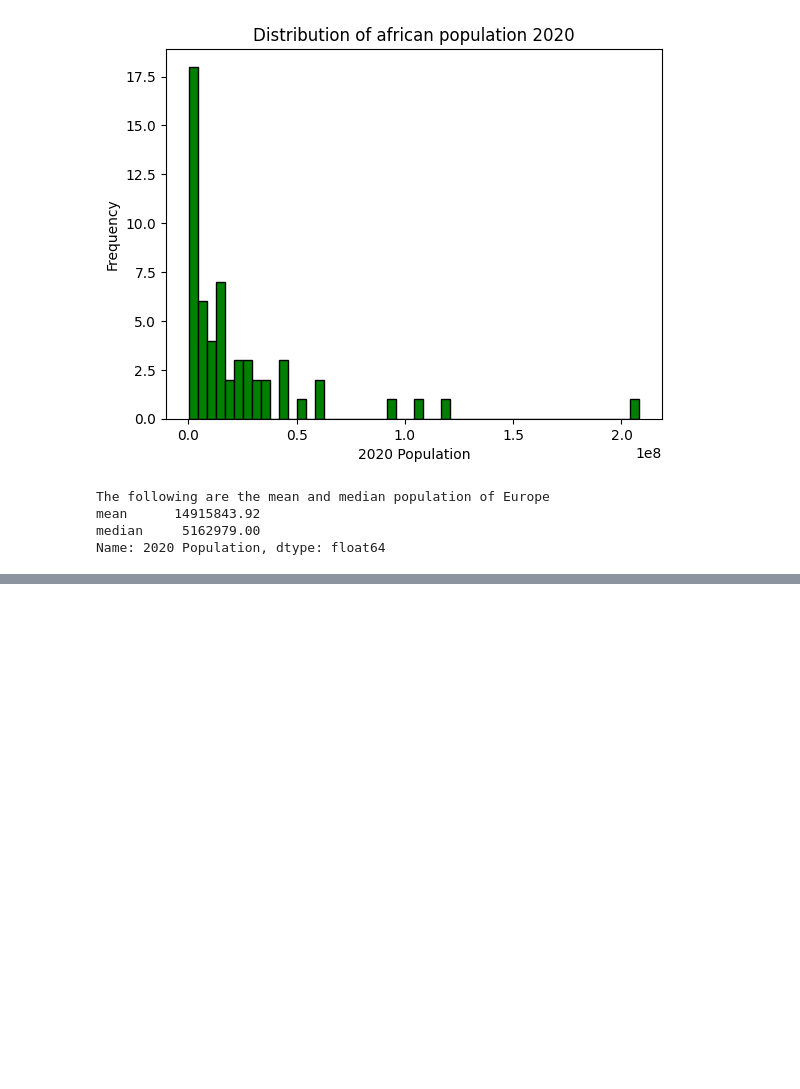
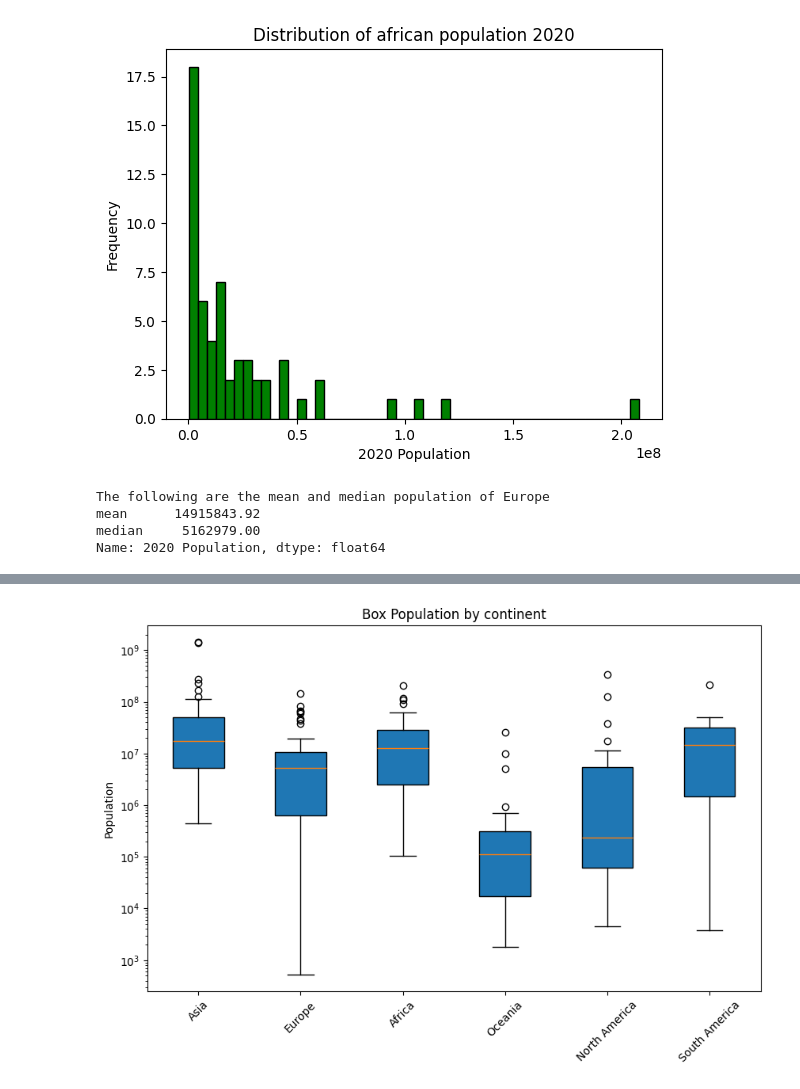
Before and after one commit to HABUDANHAYABK/Associate-Data-Scientist-in-Python, a Jupyter notebook: Introduction_to_Statistics_in_Python/Measures_of_center.ipynb, the cells around one changed output, grey strips where cells are left out. Saved outputs shown, nothing was run; the diff lists cells and outputs as text; code cells hidden in the pictures; blank space fills up the shorter version.

```diff
--- a/Introduction_to_Statistics_in_Python/Measures_of_center.ipynb
+++ b/Introduction_to_Statistics_in_Python/Measures_of_center.ipynb
@@ -143,0 +144,19 @@ plt.show()
+# %%
+import matplotlib.pyplot as plt
+
+continents = pop20["Continent"].unique()
+data = [pop20[pop20["Continent"]== cont]['2020 Population'] for cont in continents]
+
+plt.figure(figsize=(10, 6))
+plt.boxplot(data, labels = continents, patch_artist=True)
+
+plt.ylabel("Population")
+plt.title("Box Population by continent")
+
+plt.xticks(rotation=45)
+plt.yscale("log")
+
+#display
+plt.show()
+# %% [output]
+[figure, added]
```
Also changed, not shown: parts of 1 cell of this notebook.
